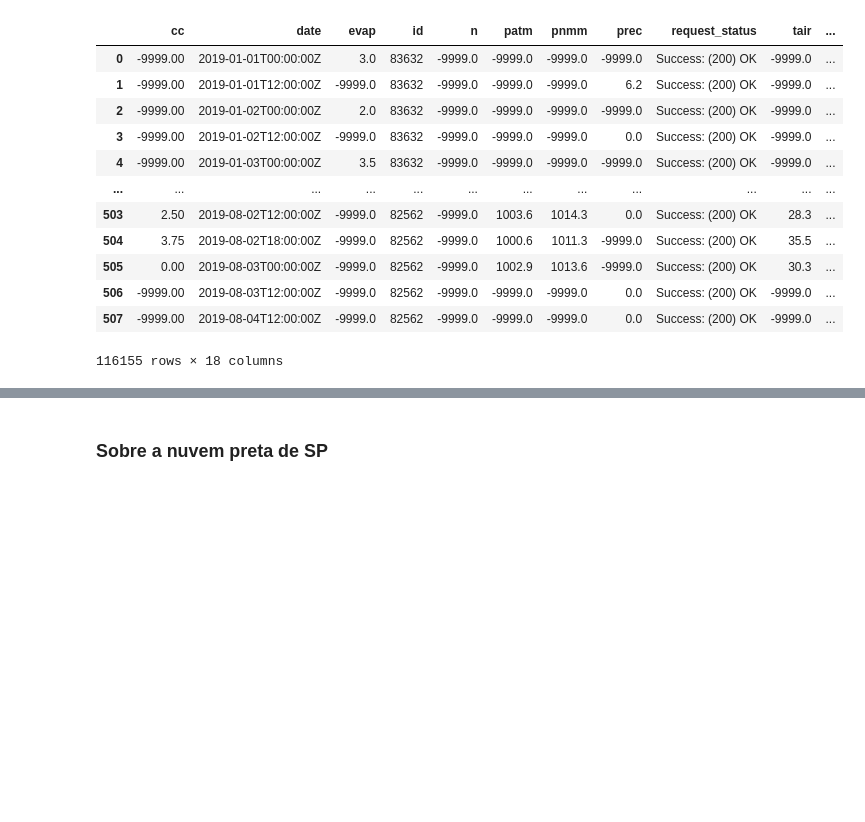
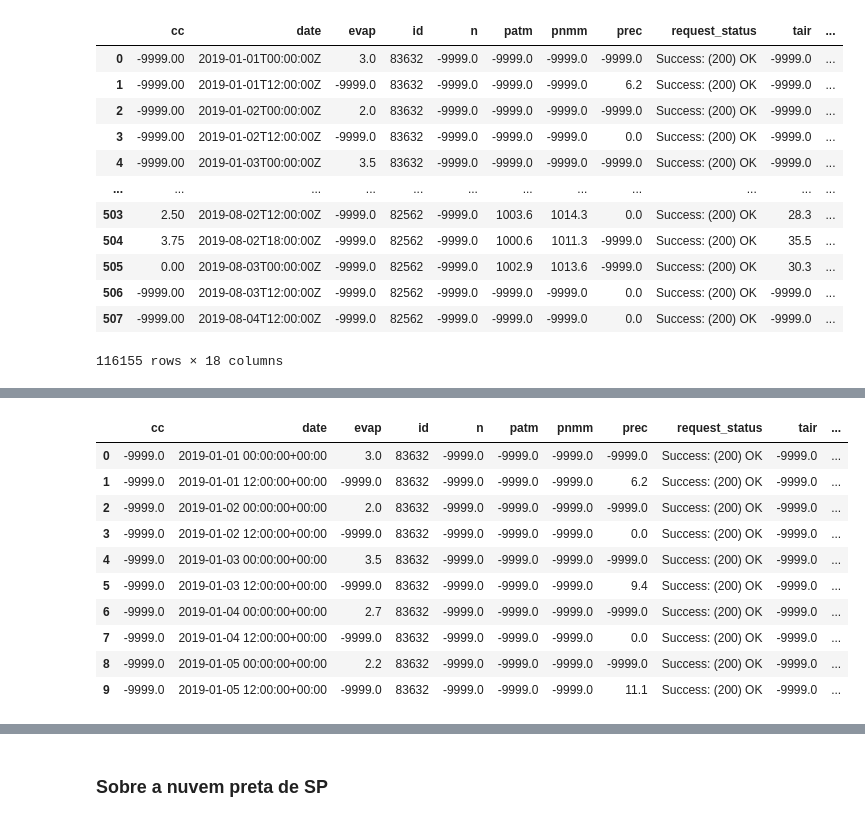
Before and after one commit to andrefellipe/ccd, a Jupyter notebook: main.ipynb, the cells around one changed output, grey strips where cells are left out. Saved outputs shown, nothing was run; the diff lists cells and outputs as text; code cells hidden in the pictures; blank space fills up the shorter version.

```diff
--- a/main.ipynb
+++ b/main.ipynb
@@ -244,0 +253,14 @@ df
+# %%
+df.head(10)
+# %% [output]
+|  | cc | date | evap | id | n | patm | pnmm | prec | request_status | tair | ... |
+| 0 | -9999.0 | 2019-01-01 00:00:00+00:00 | 3.0 | 83632 | -9999.0 | -9999.0 | -9999.0 | -9999.0 | Success: (200) OK | -9999.0 | ... |
+| 1 | -9999.0 | 2019-01-01 12:00:00+00:00 | -9999.0 | 83632 | -9999.0 | -9999.0 | -9999.0 | 6.2 | Success: (200) OK | -9999.0 | ... |
+| 2 | -9999.0 | 2019-01-02 00:00:00+00:00 | 2.0 | 83632 | -9999.0 | -9999.0 | -9999.0 | -9999.0 | Success: (200) OK | -9999.0 | ... |
+| 3 | -9999.0 | 2019-01-02 12:00:00+00:00 | -9999.0 | 83632 | -9999.0 | -9999.0 | -9999.0 | 0.0 | Success: (200) OK | -9999.0 | ... |
+| 4 | -9999.0 | 2019-01-03 00:00:00+00:00 | 3.5 | 83632 | -9999.0 | -9999.0 | -9999.0 | -9999.0 | Success: (200) OK | -9999.0 | ... |
+| 5 | -9999.0 | 2019-01-03 12:00:00+00:00 | -9999.0 | 83632 | -9999.0 | -9999.0 | -9999.0 | 9.4 | Success: (200) OK | -9999.0 | ... |
+| 6 | -9999.0 | 2019-01-04 00:00:00+00:00 | 2.7 | 83632 | -9999.0 | -9999.0 | -9999.0 | -9999.0 | Success: (200) OK | -9999.0 | ... |
+| 7 | -9999.0 | 2019-01-04 12:00:00+00:00 | -9999.0 | 83632 | -9999.0 | -9999.0 | -9999.0 | 0.0 | Success: (200) OK | -9999.0 | ... |
+| 8 | -9999.0 | 2019-01-05 00:00:00+00:00 | 2.2 | 83632 | -9999.0 | -9999.0 | -9999.0 | -9999.0 | Success: (200) OK | -9999.0 | ... |
+| 9 | -9999.0 | 2019-01-05 12:00:00+00:00 | -9999.0 | 83632 | -9999.0 | -9999.0 | -9999.0 | 11.1 | Success: (200) OK | -9999.0 | ... |
```
Also changed, not shown: parts of 20 cells of this notebook.
